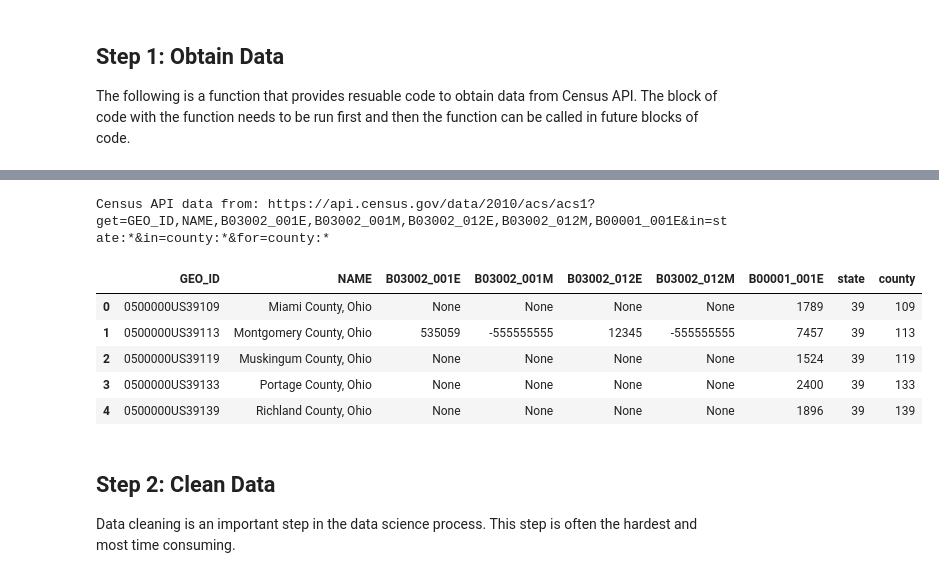
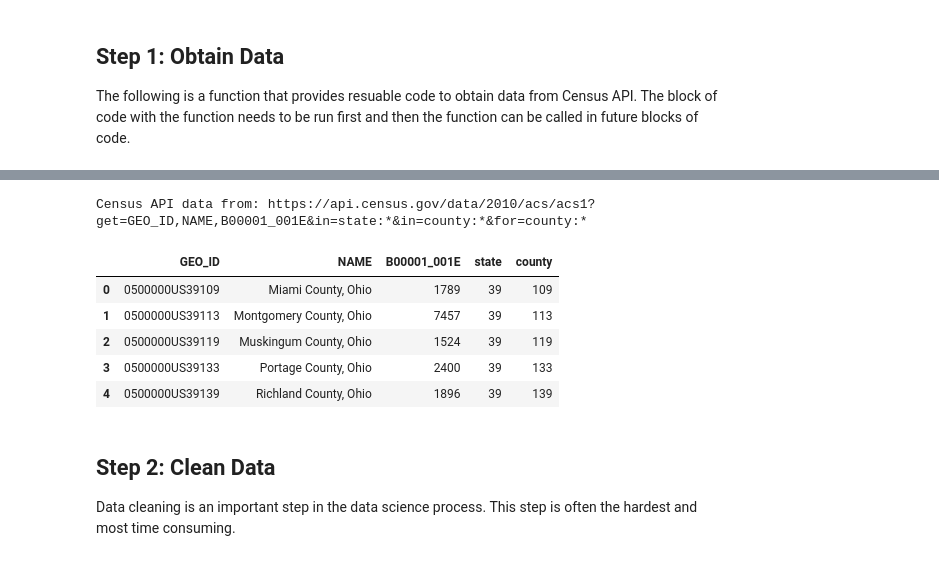
Before and after one commit to npr99/PlanningMethods, a Jupyter notebook: PLAN604_Population_vs_Sample_USCounties.ipynb, the cells around one changed output, grey strips where cells are left out. Saved outputs shown, nothing was run; the diff lists cells and outputs as text; code cells hidden in the pictures.

```diff
--- a/PLAN604_Population_vs_Sample_USCounties.ipynb
+++ b/PLAN604_Population_vs_Sample_USCounties.ipynb
@@ -97,25 +132,23 @@ The American Community Survey (ACS) is a survey that is conducted monthly with a
 # %%
 # The default for the function is the decenial census.
 # For the ACS we need to change the dataset name
 # This information is from https://www.census.gov/data/developers/data-sets/acs-1year.2010.html
 
 dataset_name = 'acs/acs1'
-get_vars = 'GEO_ID,NAME,B03002_001E,B03002_001M,B03002_012E,B03002_012M,B00001_001E'
+get_vars = 'GEO_ID,NAME,B00001_001E'
         # GEO_ID  = Geographic ID
         # NAME    = Geographic Area Name
-        # B03002_001 = Total Estimate
-        # B03002_012 = Total!!Hispanic or Latino.
         # B00001_001E = Sample Size
-acs10_df = obtain_census_api(get_vars = get_vars, dataset_name = dataset_name)
-acs10_df.head()
+acs10_samplesize_df = obtain_census_api(get_vars = get_vars, dataset_name = dataset_name)
+acs10_samplesize_df.head()
 # %% [output]
-Census API data from: https://api.census.gov/data/2010/acs/acs1?get=GEO_ID,NAME,B03002_001E,B03002_001M,B03002_012E,B03002_012M,B00001_001E&in=state:*&in=county:*&for=county:*
+Census API data from: https://api.census.gov/data/2010/acs/acs1?get=GEO_ID,NAME,B00001_001E&in=state:*&in=county:*&for=county:*
-|  | GEO_ID | NAME | B03002_001E | B03002_001M | B03002_012E | B03002_012M | B00001_001E | state | county |
-| 0 | 0500000US39109 | Miami County, Ohio | None | None | None | None | 1789 | 39 | 109 |
-| 1 | 0500000US39113 | Montgomery County, Ohio | 535059 | -555555555 | 12345 | -555555555 | 7457 | 39 | 113 |
-| 2 | 0500000US39119 | Muskingum County, Ohio | None | None | None | None | 1524 | 39 | 119 |
-| 3 | 0500000US39133 | Portage County, Ohio | None | None | None | None | 2400 | 39 | 133 |
-| 4 | 0500000US39139 | Richland County, Ohio | None | None | None | None | 1896 | 39 | 139 |
+|  | GEO_ID | NAME | B00001_001E | state | county |
+| 0 | 0500000US39109 | Miami County, Ohio | 1789 | 39 | 109 |
+| 1 | 0500000US39113 | Montgomery County, Ohio | 7457 | 39 | 113 |
+| 2 | 0500000US39119 | Muskingum County, Ohio | 1524 | 39 | 119 |
+| 3 | 0500000US39133 | Portage County, Ohio | 2400 | 39 | 133 |
+| 4 | 0500000US39139 | Richland County, Ohio | 1896 | 39 | 139 |
 # %% [markdown]
 ## Step 2: Clean Data
 Data cleaning is an important step in the data science process. This step is often the hardest and most time consuming.
```
Also changed, not shown: parts of 43 cells of this notebook.
